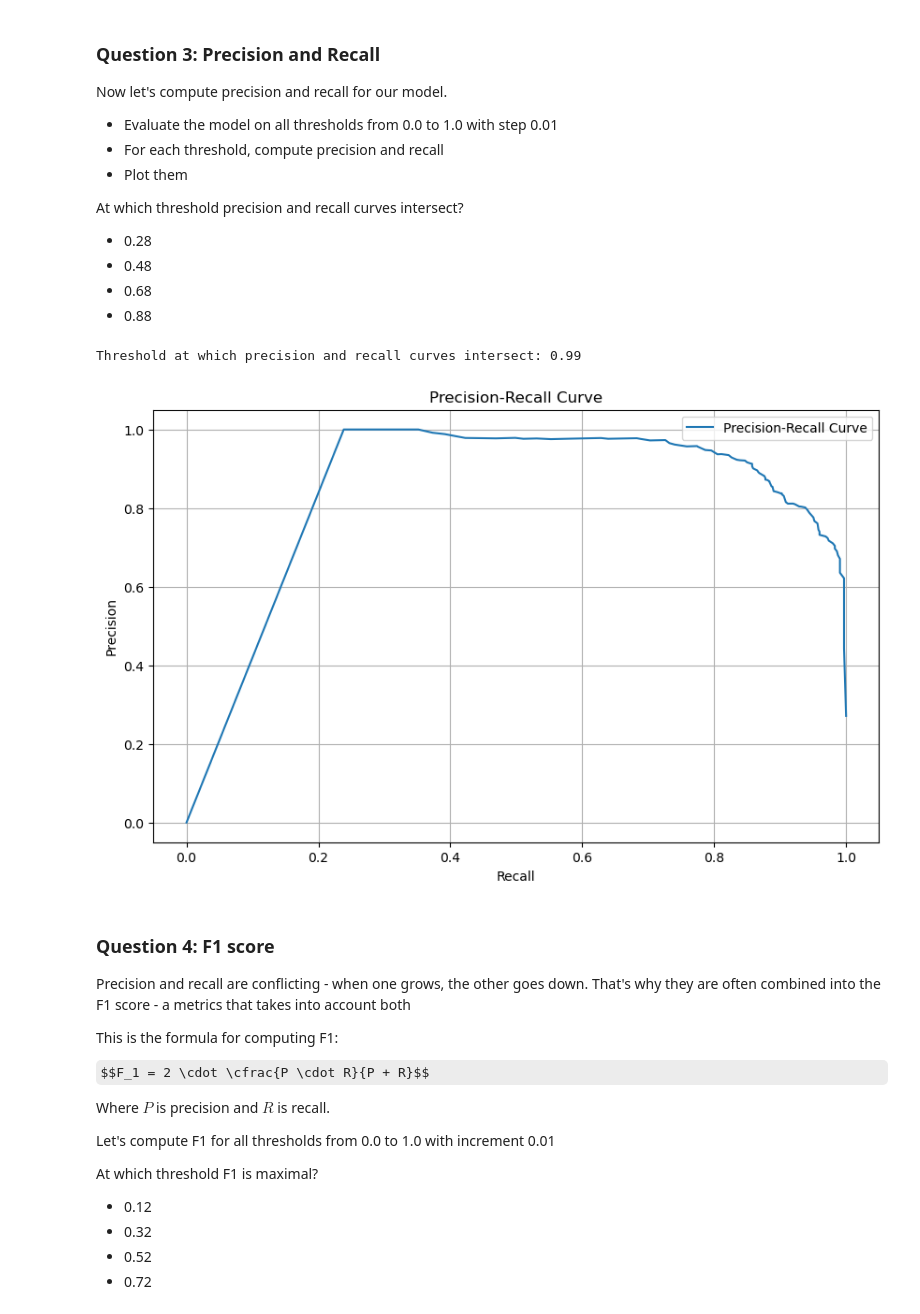
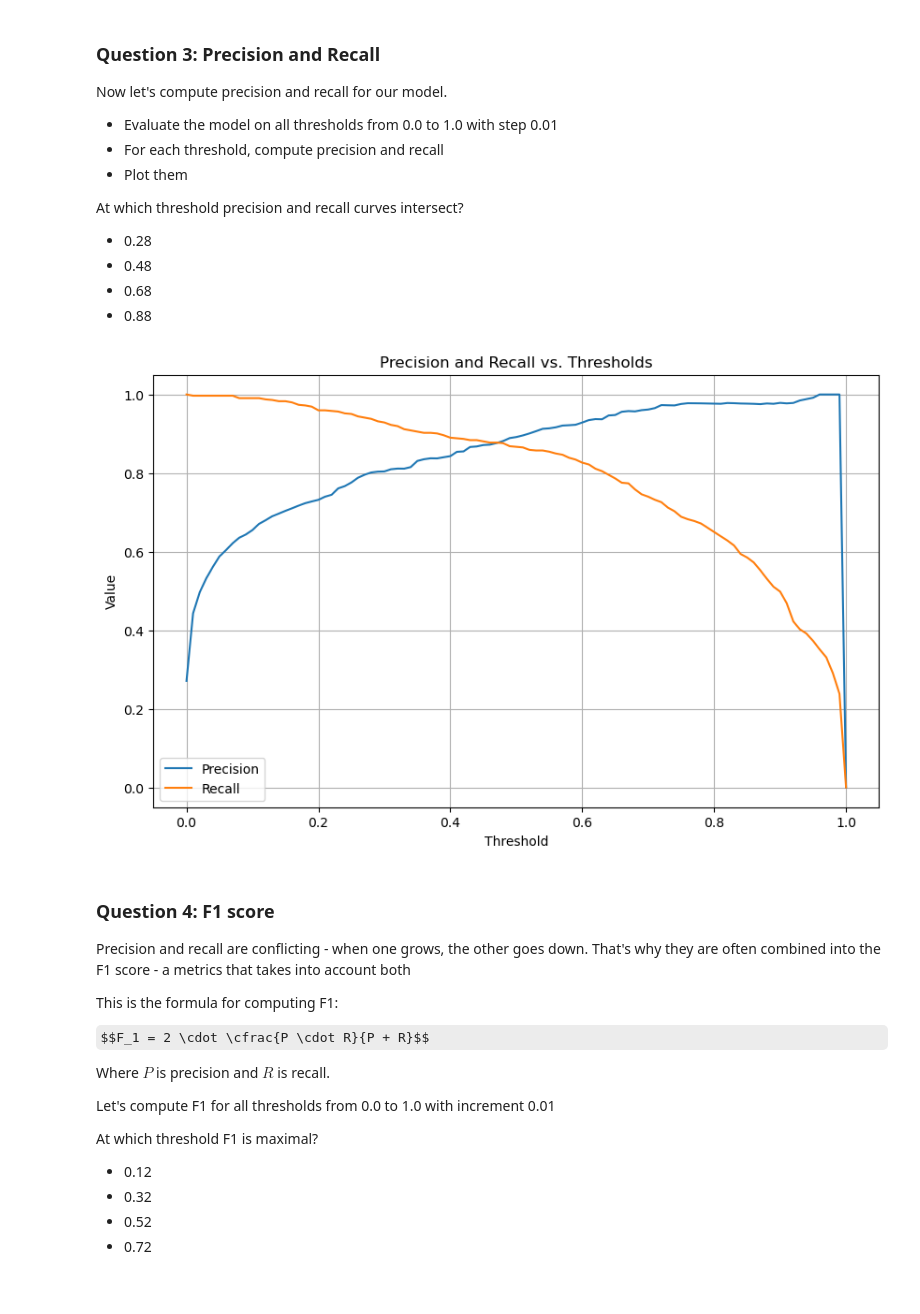
Before and after one commit to swan-aung/machine-learning-zoomcamp, a Jupyter notebook: 04-evaluation/week4_hw.ipynb, the cells around one changed output. Drawn from its saved outputs; the diff is of its cells as text; code cells hidden in the pictures; some formulas as TeX source.

```diff
--- a/04-evaluation/week4_hw.ipynb
+++ b/04-evaluation/week4_hw.ipynb
@@ -223,46 +223,46 @@ At which threshold precision and recall curves intersect?
 * 0.48
 * 0.68
 * 0.88
-# %%
-import numpy as np
-import matplotlib.pyplot as plt
-from sklearn.metrics import precision_score, recall_score
-
-# Generate thresholds from 0.0 to 1.0 with step 0.01
-thresholds = np.arange(0.0, 1.01, 0.01)
-
-# Initialize lists to store precision and recall values
-precision_values = []
-recall_values = []
-
-# Calculate precision and recall for each threshold
-for threshold in thresholds:
-    y_val_pred = (y_val_pred_proba > threshold).astype(int)
-    precision = precision_score(y_val, y_val_pred)
-    recall = recall_score(y_val, y_val_pred)
-    precision_values.append(precision)
-    recall_values.append(recall)
-
-# Plot precision-recall curve
-plt.figure(figsize=(10, 6))
-plt.plot(recall_values, precision_values, label='Precision-Recall Curve')
-plt.xlabel('Recall')
-plt.ylabel('Precision')
-plt.title('Precision-Recall Curve')
-plt.legend()
-plt.grid(True)
-
-# Find the threshold at which the curves intersect
-intersecting_threshold = thresholds[np.argmax(np.abs(np.array(precision_values) - np.array(recall_values)))]
-
-# Print the threshold at which precision and recall curves intersect
-print(f"Threshold at which precision and recall curves intersect: {intersecting_threshold:.2f}")
-
-# Display the plot
-plt.show()
-# %% [output]
-Threshold at which precision and recall curves intersect: 0.99
-[figure, removed]
+# %%
+import numpy as np
+import matplotlib.pyplot as plt
+from sklearn.metrics import precision_score, recall_score
+
+# Generate thresholds from 0.0 to 1.0 with step 0.01
+thresholds = np.arange(0.0, 1.01, 0.01)
+
+# Initialize lists to store precision and recall values
+precision_values = []
+recall_values = []
+
+# Calculate precision and recall for each threshold
+for threshold in thresholds:
+    y_val_pred = (y_val_pred_proba > threshold).astype(int)
+    precision = precision_score(y_val, y_val_pred)
+    recall = recall_score(y_val, y_val_pred)
+    precision_values.append(precision)
+    recall_values.append(recall)
+
+# Create a figure and axis to plot
+fig, ax = plt.subplots(figsize=(10, 6))
+
+# Plot precision and recall against thresholds
+ax.plot(thresholds, precision_values, label='Precision')
+ax.plot(thresholds, recall_values, label='Recall')
+
+# Add labels and title
+ax.set_xlabel('Threshold')
+ax.set_ylabel('Value')
+ax.set_title('Precision and Recall vs. Thresholds')
+
+# Add legend
+ax.legend()
+
+# Show the plot
+plt.grid(True)
+plt.show()
+# %% [output]
+[figure, added]
 # %% [markdown]
 ### Question 4: F1 score
 
```
Also changed, not shown: parts of 21 cells of this notebook.
